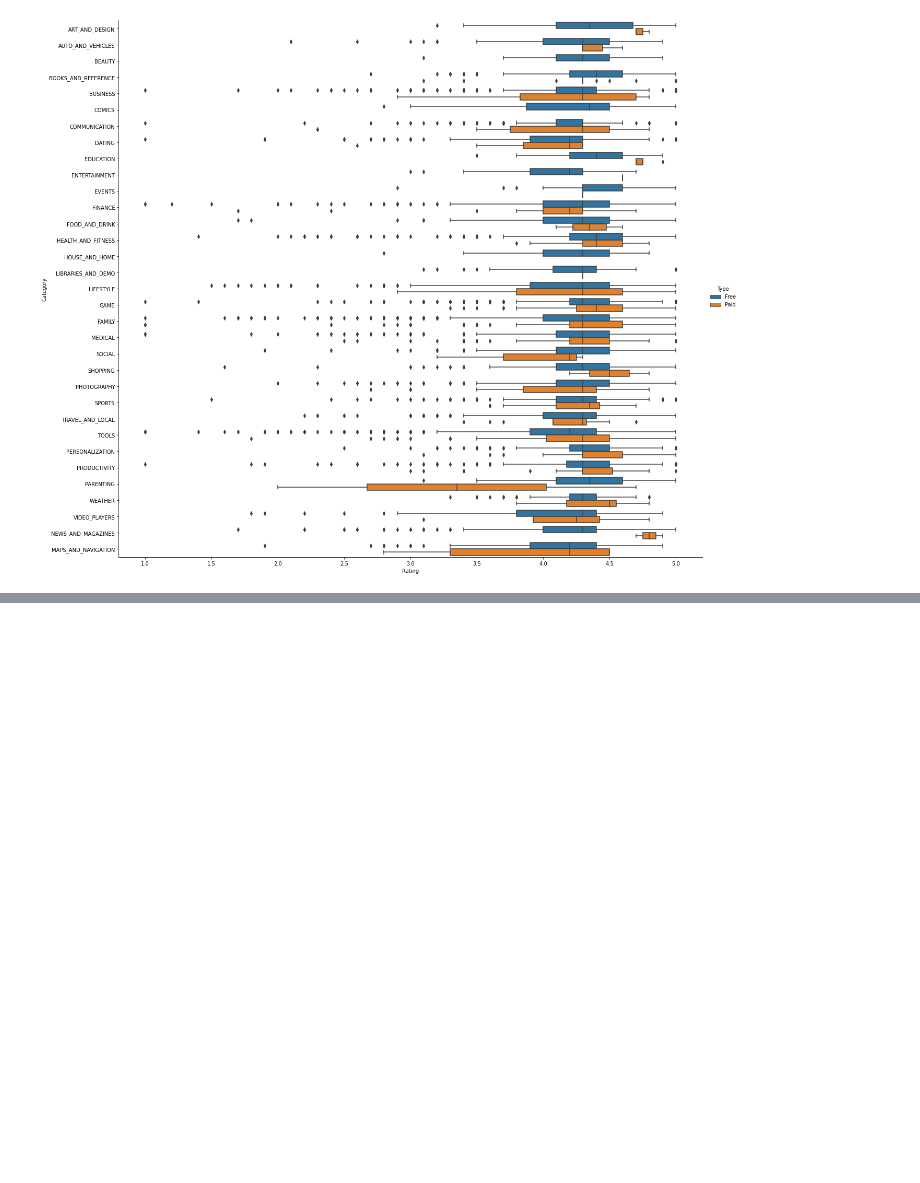
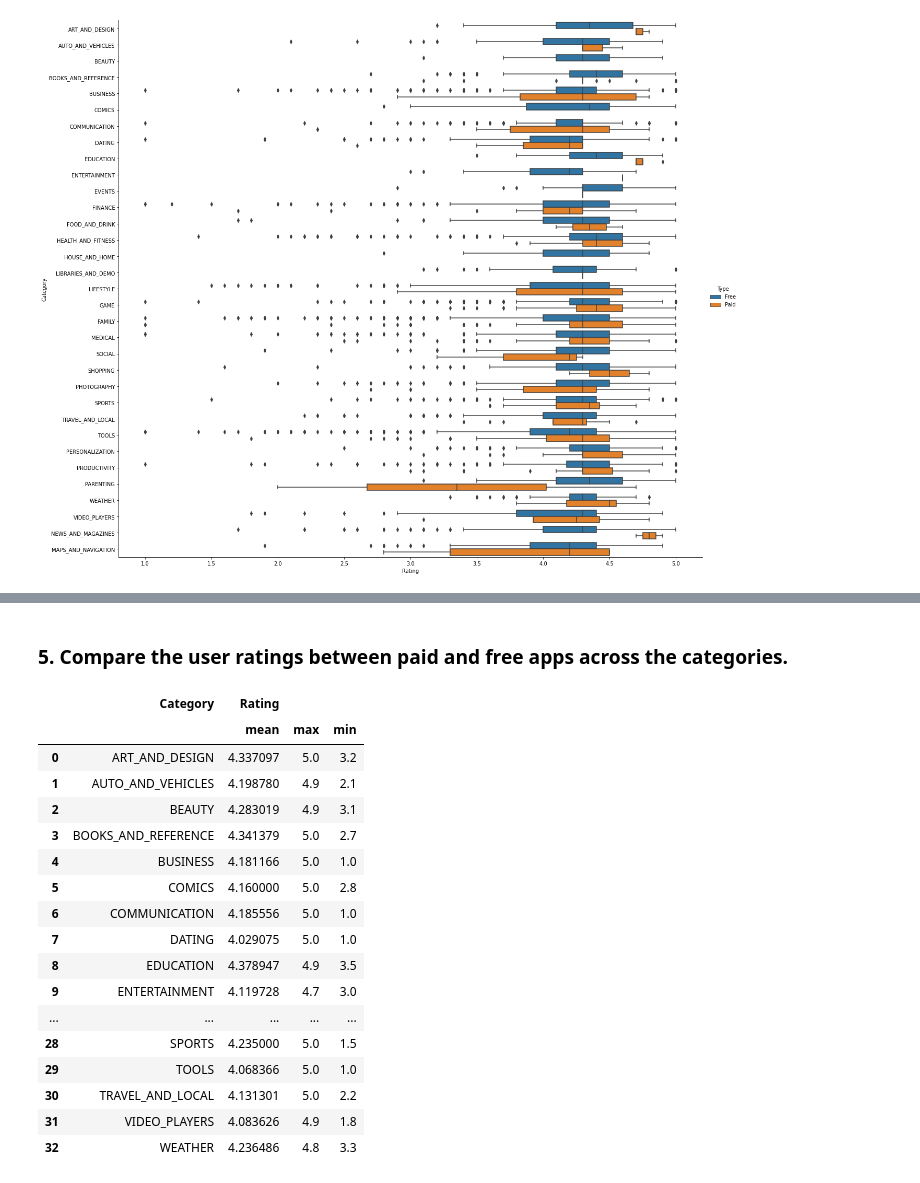
Before and after one commit to ganathetechie/AlmaBetter-Capstone-Project-1, a Jupyter notebook: Play_Store_App_Review_Analysis_Capstone_Project.ipynb, the cells around one changed output, grey strips where cells are left out. Drawn from its saved outputs; the diff is of its cells as text; code cells hidden in the pictures; blank space fills up the shorter version.

```diff
--- a/Play_Store_App_Review_Analysis_Capstone_Project.ipynb
+++ b/Play_Store_App_Review_Analysis_Capstone_Project.ipynb
@@ -626,0 +731,24 @@ ax = sns.catplot(y="Category", x="Rating", hue="Type", kind="box", data=df_apps,
+# %% [markdown]
+### 5. Compare the user ratings between paid and free apps across the categories.
+# %%
+user_ratings_free = df_apps_free.groupby(['Category']).agg({'Rating': ['mean','max','min']}).reset_index()
+user_ratings_free
+# %% [output]
+|  | Category | Rating |  |  |
+|  |  | mean | max | min |
+| 0 | ART_AND_DESIGN | 4.337097 | 5.0 | 3.2 |
+| 1 | AUTO_AND_VEHICLES | 4.198780 | 4.9 | 2.1 |
+| 2 | BEAUTY | 4.283019 | 4.9 | 3.1 |
+| 3 | BOOKS_AND_REFERENCE | 4.341379 | 5.0 | 2.7 |
+| 4 | BUSINESS | 4.181166 | 5.0 | 1.0 |
+| 5 | COMICS | 4.160000 | 5.0 | 2.8 |
+| 6 | COMMUNICATION | 4.185556 | 5.0 | 1.0 |
+| 7 | DATING | 4.029075 | 5.0 | 1.0 |
+| 8 | EDUCATION | 4.378947 | 4.9 | 3.5 |
+| 9 | ENTERTAINMENT | 4.119728 | 4.7 | 3.0 |
+| ... | ... | ... | ... | ... |
+| 28 | SPORTS | 4.235000 | 5.0 | 1.5 |
+| 29 | TOOLS | 4.068366 | 5.0 | 1.0 |
+| 30 | TRAVEL_AND_LOCAL | 4.131301 | 5.0 | 2.2 |
+| 31 | VIDEO_PLAYERS | 4.083626 | 4.9 | 1.8 |
+| 32 | WEATHER | 4.236486 | 4.8 | 3.3 |
```
Also changed, not shown: parts of 16 cells of this notebook.
